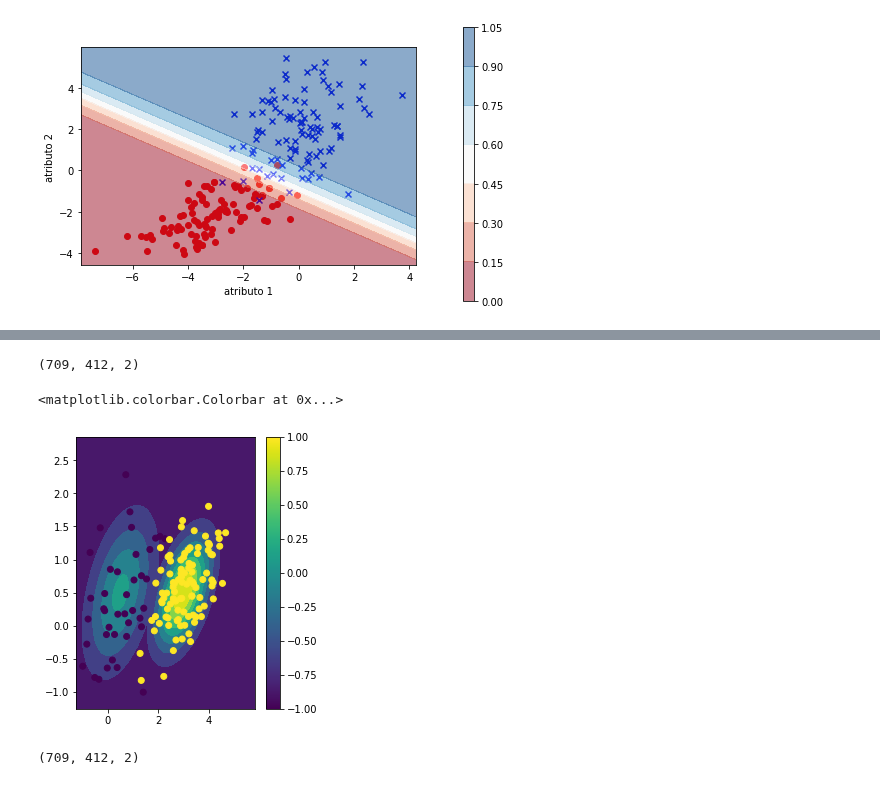
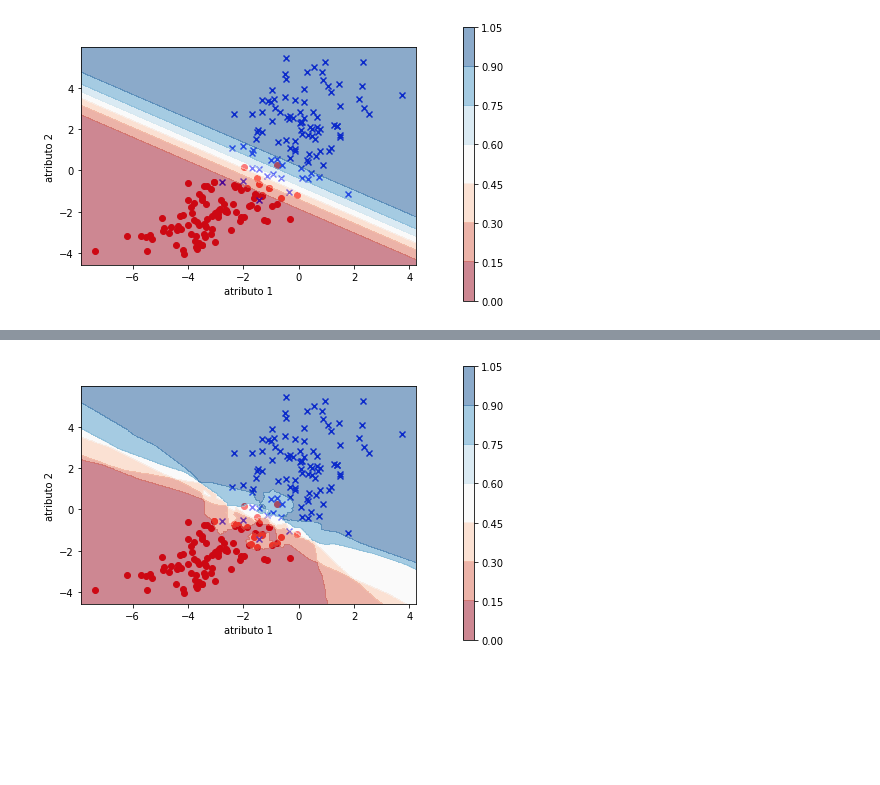
Before and after one commit to amalvarezme/AnaliticaDatos, a Jupyter notebook: 3_Clasificacion/3_ConceptosClasificadorBayes.ipynb, the cells around one changed output, grey strips where cells are left out. Drawn from its saved outputs; the diff is of its cells as text; code cells hidden in the pictures; blank space fills up the shorter version.

```diff
--- a/3_Clasificacion/3_ConceptosClasificadorBayes.ipynb
+++ b/3_Clasificacion/3_ConceptosClasificadorBayes.ipynb
@@ -237,34 +238,0 @@ my_plot_biclassifier(cla,X,y)
-# %%
-#clase 1
-mu1 = np.array([0.5,0.5]) #.fit -> estimar la mu1
-cov1 = np.array([[0.8, 0.3],[0.3,0.6]]) #.fit -> estimar la cov1
-N1 = 40 # numero puntos c1 -> estimar desde etiquetas
-pdf1 = mn(mu1, cov1) # objeto scipy ara evaluar o muestrear gaussiana multivariada
-
-
-#clase 2
-mu2 = np.array([3,0.5]) #.fit -> estimar la mu1
-cov2 = np.array([[0.5, 0.2],[0.2,0.3]]) #.fit -> estimar la cov1
-N2 = 100 # numero puntos c1 -> estimar desde etiquetas
-pdf2 = mn(mu2, cov2) # objeto scipy ara evaluar o muestrear gaussiana multivariada
-
-X = np.r_[pdf1.rvs(size=N1),pdf2.rvs(size=N2)] # muestrear de las dos pdfs los datos (NO hacer esto-los datos X los ingresa el usuario)
-y = np.r_[-1.0*np.ones((N1,1)),np.ones((N2,1))] #etiquetas, -1 y +1 para el problema binario
-
-#myclass_cBayes().fit(Xtrain,ytrain), Xtrain Ntrain x P,  ytrain Ntrain
-
-xx, yy = np.mgrid[1.25*min(X[:,0]):1.25*max(X[:,0]):.01, 1.25*min(X[:,1]):1.25*max(X[:,1]):.01] #graficar pdf en espacio de caract. 2D
-pos = np.empty(xx.shape + (2,))
-pos[:, :, 0] = xx; pos[:, :, 1] = yy
-
-plt.figure(figsize=(8,8))
-plt.scatter(X[:,0],X[:,1], c=y)
-plt.scatter(mu1[0],mu1[1], c='r', marker='d',s = 100)
-plt.scatter(mu2[0],mu2[1], c='r', marker='d',s = 100)
-plt.contour(xx, yy, pdf1.pdf(pos))
-plt.contour(xx, yy, pdf2.pdf(pos))
-plt.colorbar()
-plt.grid()
-plt.xlabel('atributo 1')
-plt.ylabel('atributo 2')
-plt.show()
@@ -358,22 +239,7 @@ plt.scatter(X[:,0],X[:,1])#,c=ye.argmax(axis=1))
-# %%
-# predict
-dc1 = pdf1.pdf(pos) # pdf1.pdf(Xtest)
-dc2 = pdf2.pdf(pos) # pdf2.pdf(Xtest)
-pb = np.zeros((dc1.shape[0],dc2.shape[1],2))
-pb[:,:,0] = dc1 #* (N1/X.shape[0]) #marginal cada clase
-pb[:,:,1] = dc2 #* (N2/X.shape[0])
-#ytest_e = pb.argmax(axis=2) # etiquetas estimadas
-
-print(pb.shape)
-plt.figure(figsize=(4,5))
-plt.contourf(xx, yy,pb.max(axis=2))
-plt.scatter(X[:,0],X[:,1], c=y)
-plt.colorbar()
-# %% [output]
-(709, 412, 2)
-<matplotlib.colorbar.Colorbar at 0x...>
-[figure, removed]
-# %%
-pb.shape
-# %% [output]
-(709, 412, 2)
+# %%
+from sklearn.neighbors import KNeighborsClassifier
+cla = KNeighborsClassifier(n_neighbors=5)# el hiperparámetro número de vecinos debe ser sintonizado según la base de datos
+cla.fit(X,y)
+my_plot_biclassifier(cla,X,y)
+# %% [output]
+[figure, added]
```
Also changed, not shown: parts of 16 cells of this notebook.
